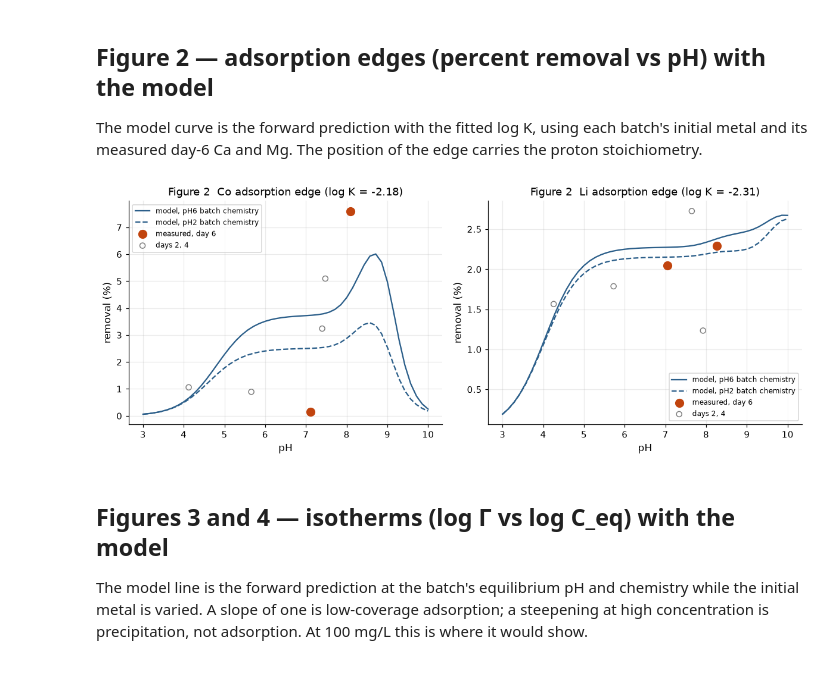
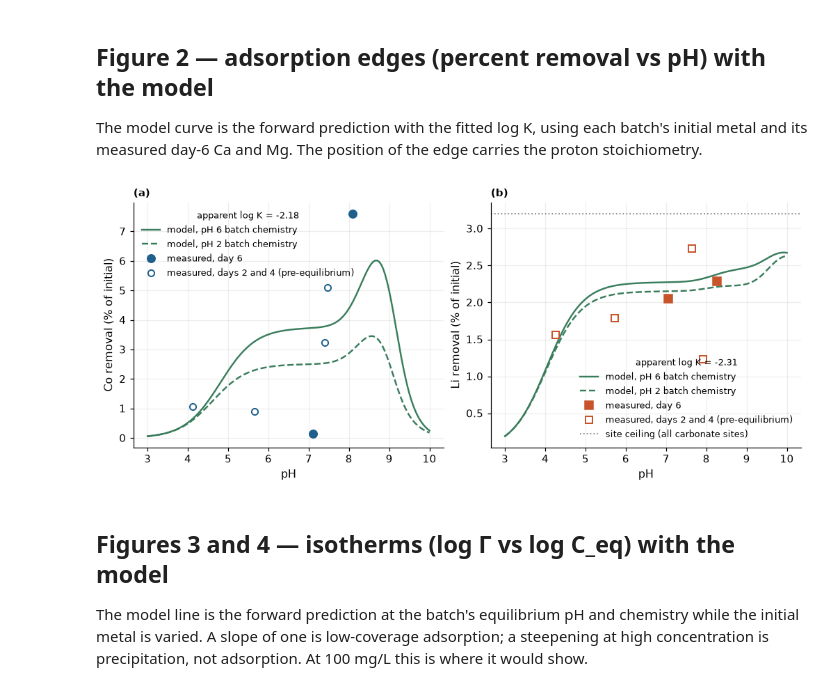
Before and after one commit to Marwa-2024/CCM-to-determine-Log-K-, a Jupyter notebook: LogK_LiCo_dolomite_carbonate_site_STEPWISE.ipynb, the cells around one changed output. Cells and saved outputs as stored; diff of their text form; code cells hidden in the pictures.

```diff
--- a/LogK_LiCo_dolomite_carbonate_site_STEPWISE.ipynb
+++ b/LogK_LiCo_dolomite_carbonate_site_STEPWISE.ipynb
@@ -28,12 +28,17 @@ def banner(t): print("\n" + "="*88 + f"\n{t}\n" + "="*88)
 # publication figure style: one palette, readable fonts, 300 dpi PNG + vector PDF in ./figures
 import os
 os.makedirs("figures", exist_ok=True)
-plt.rcParams.update({"font.size": 11, "axes.labelsize": 11, "axes.titlesize": 11.5,
-    "legend.fontsize": 8.5, "xtick.labelsize": 10, "ytick.labelsize": 10,
+plt.rcParams.update({"font.size": 10, "axes.labelsize": 10.5, "axes.titlesize": 10.5,
+    "legend.fontsize": 8.5, "legend.frameon": False, "xtick.labelsize": 9.5, "ytick.labelsize": 9.5,
     "axes.spines.top": False, "axes.spines.right": False, "figure.dpi": 110,
-    "savefig.dpi": 300, "savefig.bbox": "tight", "axes.grid": True, "grid.alpha": 0.25})
-COL = {"Co": "#1f5f8b", "Li": "#c8542a", "model": "#3a7d5d", "grey": "#7a7a7a"}
+    "savefig.dpi": 300, "savefig.bbox": "tight", "axes.grid": True, "grid.alpha": 0.22,
+    "lines.linewidth": 1.6, "axes.titlelocation": "left", "axes.titleweight": "bold"})
+# one palette for every figure: cobalt blue, lithium rust, model green, excluded grey
+COL = {"Co": "#1f5f8b", "Li": "#c8542a", "model": "#3a7d5d", "grey": "#8a8a8a", "pH2": "#7a5c99"}
+MK  = {"Co": "o", "Li": "s"}
+def panel(ax, letter): ax.set_title(f"({letter})", loc="left", fontsize=10, pad=6)
 def savefig(fig, name):
+    """300 dpi PNG and vector PDF into ./figures; captions live in the paper, not in the figure."""
     fig.savefig(f"figures/{name}.png"); fig.savefig(f"figures/{name}.pdf"); plt.show()
 # %% [markdown]
 ## Step 0 — the fixed parameter block (built once, never touched during fitting)
@@ -659,31 +674,37 @@ proton stoichiometry.
 # %%
 def forward_removal(metal, pH, C0_ppm, Ca_ppm, Mg_ppm, logK, electrostatic=True):
     """Forward model with the metal mass balance closed: dissolved = total - adsorbed."""
     C0 = C0_ppm/MM[metal]/1e3; D = C0
     for _ in range(60):
         tot = {"Ca":Ca_ppm/MM["Ca"]/1e3, "Mg":Mg_ppm/MM["Mg"]/1e3, "Na":NACL_M, "Cl":NACL_M, metal:max(D,1e-12)}
         s = speciate(pH, tot, metal)
         st = surface(s, metal, logK_Me=logK, electrostatic=electrostatic)
         Dn = max(C0 - st["sp"]["CO3Me"], 1e-12)
         if abs(Dn-D) < 1e-12*C0: D = Dn; break
         D = 0.5*D + 0.5*Dn
     return 100*(C0-D)/C0
 best = {m: float(fits[(fits.metal==m)&(fits.model=="CCM")].logK.iloc[0]) for m in ["Li","Co"]}
-fig, axes = plt.subplots(1, 2, figsize=(11, 4.4))
-grid = np.linspace(3, 10, 50)
-for ax, metal in zip(axes, ["Co","Li"]):
-    for batch, ls in [("pH6","-"),("pH2","--")]:
+fig, axes = plt.subplots(1, 2, figsize=(9.2, 3.9), constrained_layout=True)
+grid = np.linspace(3, 10, 141)
+for ax, metal, letter in zip(axes, ["Co","Li"], "ab"):
+    for batch, ls, lab in [("pH6","-","model, pH 6 batch chemistry"),("pH2","--","model, pH 2 batch chemistry")]:
         e = eq[(eq.metal==metal)&(eq.batch==batch)].iloc[0]
         curve = [forward_removal(metal, p, e.C0_ppm, e.Ca_ppm, e.Mg_ppm, best[metal]) for p in grid]
-        ax.plot(grid, curve, ls, color="#2c5f8a", label=f"model, {batch} batch chemistry")
+        ax.plot(grid, curve, ls, color=COL["model"], label=lab)
     d = data[(data.metal==metal)&(data.day>0)]
-    ax.scatter(d[d.day==6].pH, d[d.day==6]["removal_%"], s=80, color="#c1440e", zorder=3, label="measured, day 6")
-    ax.scatter(d[d.day<6].pH, d[d.day<6]["removal_%"], s=35, facecolors="none", edgecolors="gray", label="days 2, 4")
-    ax.set_xlabel("pH"); ax.set_ylabel("removal (%)"); ax.set_title(f"Figure 2  {metal} adsorption edge (log K = {best[metal]:+.2f})")
-    ax.legend(fontsize=8)
-fig.tight_layout(); savefig(fig, "Fig2_adsorption_edges")
+    ax.plot(d[d.day==6].pH, d[d.day==6]["removal_%"], MK[metal], color=COL[metal], ms=7.5, ls="none",
+            label="measured, day 6", zorder=3)
+    ax.plot(d[d.day<6].pH, d[d.day<6]["removal_%"], MK[metal], color=COL[metal], mfc="white", mew=1.3,
+            ms=6, ls="none", label="measured, days 2 and 4 (pre-equilibrium)")
+    if metal == "Li":
+        C0 = data[data.metal=="Li"].C0_ppm.iloc[0]/MM["Li"]/1e3
+        ax.axhline(100*S_T["CO3"]/C0, color=COL["grey"], ls=":", lw=1.2, label="site ceiling (all carbonate sites)")
+    ax.set_xlabel("pH"); ax.set_ylabel(f"{metal} removal (% of initial)")
+    ax.legend(loc="upper left" if metal=="Co" else "lower right",
+              title=f"apparent log K = {best[metal]:+.2f}", title_fontsize=8.5); panel(ax, letter)
+savefig(fig, "Fig2_adsorption_edges")
 # %% [output]
-[figure, old version]
+[figure, new version]
 # %% [markdown]
 ## Figures 3 and 4 — isotherms (log Γ vs log C_eq) with the model
 The model line is the forward prediction at the batch's equilibrium pH and chemistry while
```
Also changed, not shown: parts of 7 cells of this notebook, 14 other files.
